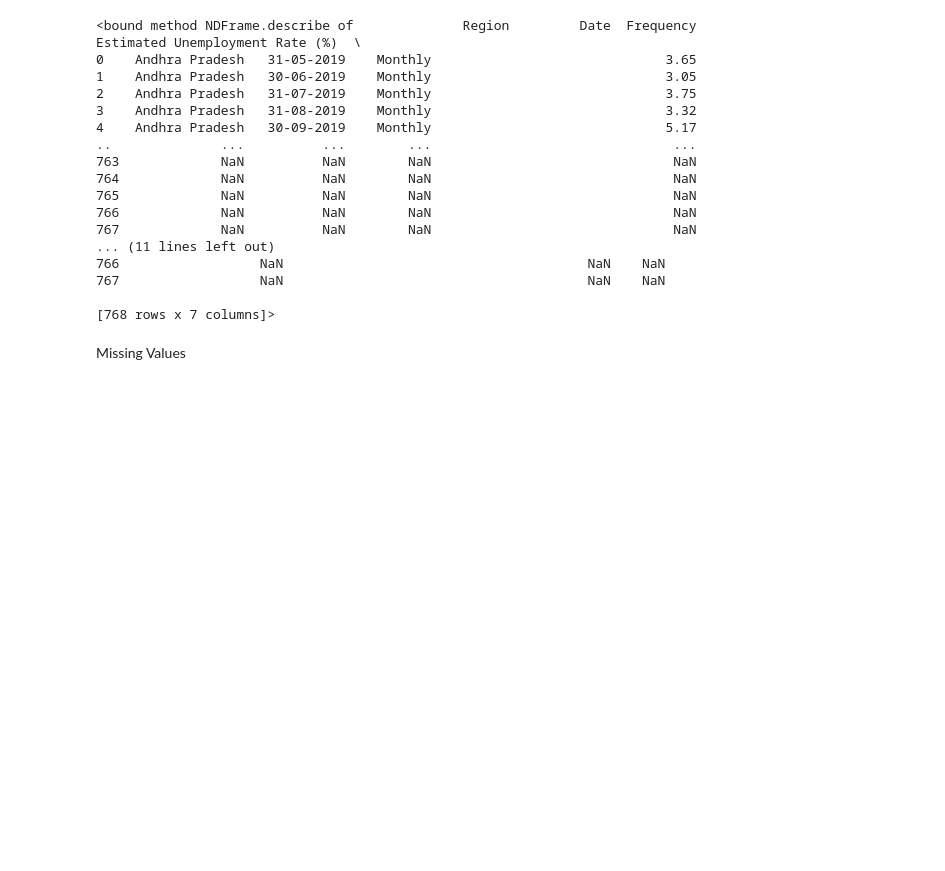
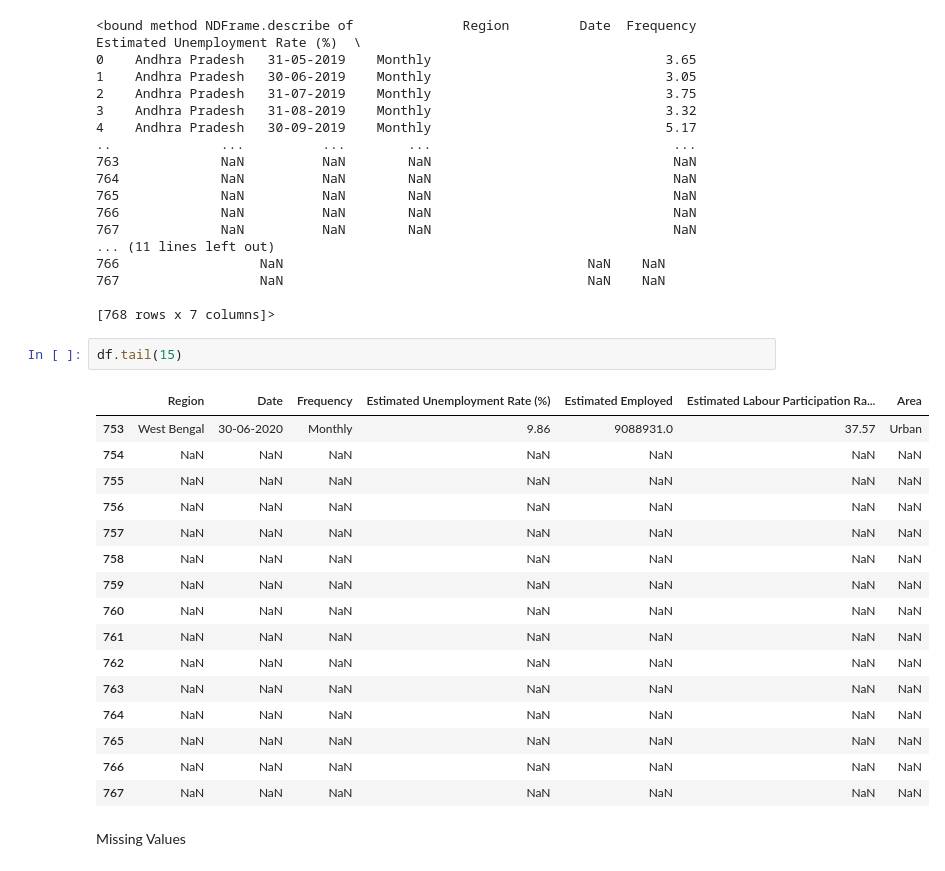
Before and after one commit to jaineshchaurasiya20/OIBSIP, a Jupyter notebook: DataScience-Task2-UnemploymentAnalysis/Unemployment_Analysis.ipynb, the cells around one changed output. Drawn from its saved outputs; the diff is of its cells as text; blank space fills up the shorter version.

Commit message:
some changes made in the notebook for Unemployment Analysis

```diff
--- a/DataScience-Task2-UnemploymentAnalysis/Unemployment_Analysis.ipynb
+++ b/DataScience-Task2-UnemploymentAnalysis/Unemployment_Analysis.ipynb
@@ -132,6 +131,25 @@ df.describe
 767                  NaN                                       NaN    NaN
 
 [768 rows x 7 columns]>
+# %%
+df.tail(15)
+# %% [output]
+|  | Region | Date | Frequency | Estimated Unemployment Rate (%) | Estimated Employed | Estimated Labour Participation Ra... | Area |
+| 753 | West Bengal | 30-06-2020 | Monthly | 9.86 | 9088931.0 | 37.57 | Urban |
+| 754 | NaN | NaN | NaN | NaN | NaN | NaN | NaN |
+| 755 | NaN | NaN | NaN | NaN | NaN | NaN | NaN |
+| 756 | NaN | NaN | NaN | NaN | NaN | NaN | NaN |
+| 757 | NaN | NaN | NaN | NaN | NaN | NaN | NaN |
+| 758 | NaN | NaN | NaN | NaN | NaN | NaN | NaN |
+| 759 | NaN | NaN | NaN | NaN | NaN | NaN | NaN |
+| 760 | NaN | NaN | NaN | NaN | NaN | NaN | NaN |
+| 761 | NaN | NaN | NaN | NaN | NaN | NaN | NaN |
+| 762 | NaN | NaN | NaN | NaN | NaN | NaN | NaN |
+| 763 | NaN | NaN | NaN | NaN | NaN | NaN | NaN |
+| 764 | NaN | NaN | NaN | NaN | NaN | NaN | NaN |
+| 765 | NaN | NaN | NaN | NaN | NaN | NaN | NaN |
+| 766 | NaN | NaN | NaN | NaN | NaN | NaN | NaN |
+| 767 | NaN | NaN | NaN | NaN | NaN | NaN | NaN |
 # %% [markdown]
 Missing Values
 # %%
```
Also changed, not shown: parts of 14 cells of this notebook, 1 other file.
